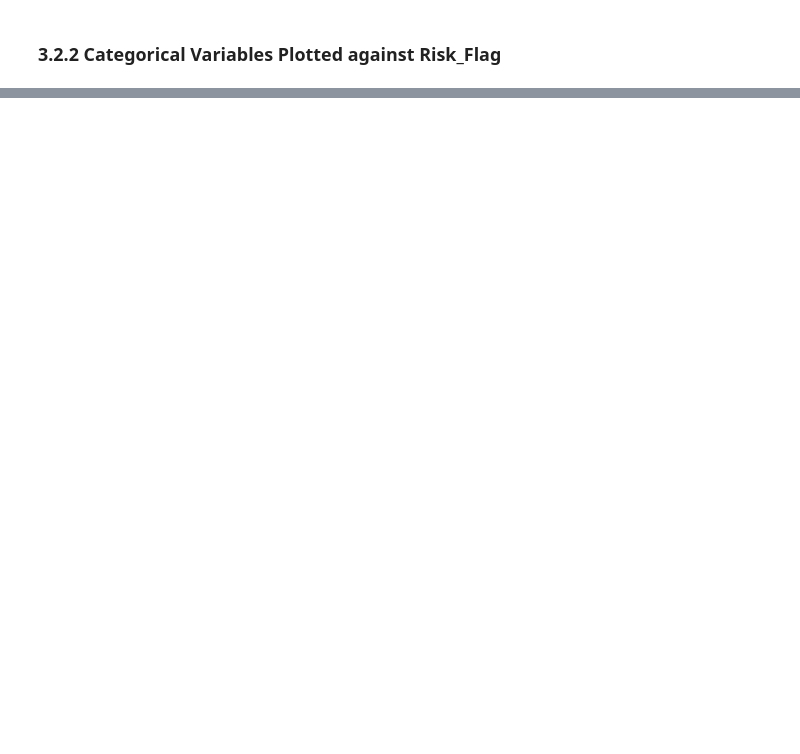
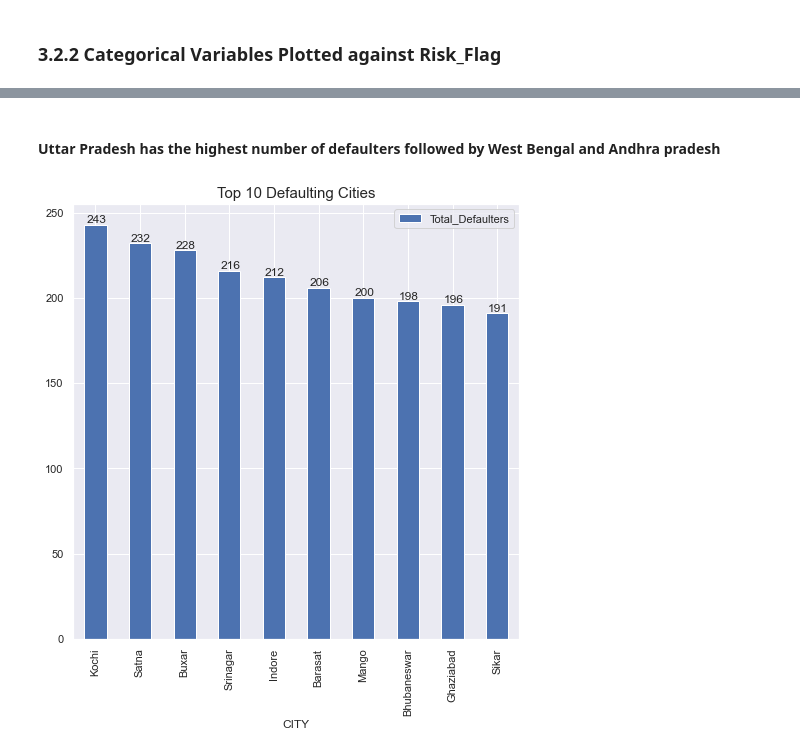
Before and after one commit to jaiatluri/GL_Capstone, a Jupyter notebook: Capstone_Github.ipynb, the cells around one changed output, grey strips where cells are left out. Cells and saved outputs as stored; diff of their text form; code cells hidden in the pictures; blank space fills up the shorter version.

```diff
--- a/Capstone_Github.ipynb
+++ b/Capstone_Github.ipynb
@@ -365,0 +381,14 @@ for col in ['Income', 'Age', 'Experience','CURRENT_JOB_YRS',
+# %% [markdown]
+#### Uttar Pradesh has the highest number of defaulters followed by West Bengal and Andhra pradesh
+# %%
+df_city = df.loc[df['Risk_Flag'] == 1].groupby(['CITY','Risk_Flag']).count()
+df_city.rename(columns={'STATE':'Total_Defaulters'},inplace=True)
+df_city.reset_index(inplace=True)
+df_city[['CITY','Total_Defaulters']].sort_values(by='Total_Defaulters',ascending=False)[:10].plot(kind='bar',x='CITY',
+                                                                                                    figsize=(8,8))
+for index,value in enumerate(df_city['Total_Defaulters'].sort_values(ascending=False)[:10]):
+    plt.text(index-0.2,value+1,str(value))
+plt.title('Top 10 Defaulting Cities',size=15)
+plt.show()
+# %% [output]
+[figure, added]
```
Also changed, not shown: parts of 16 cells of this notebook.
